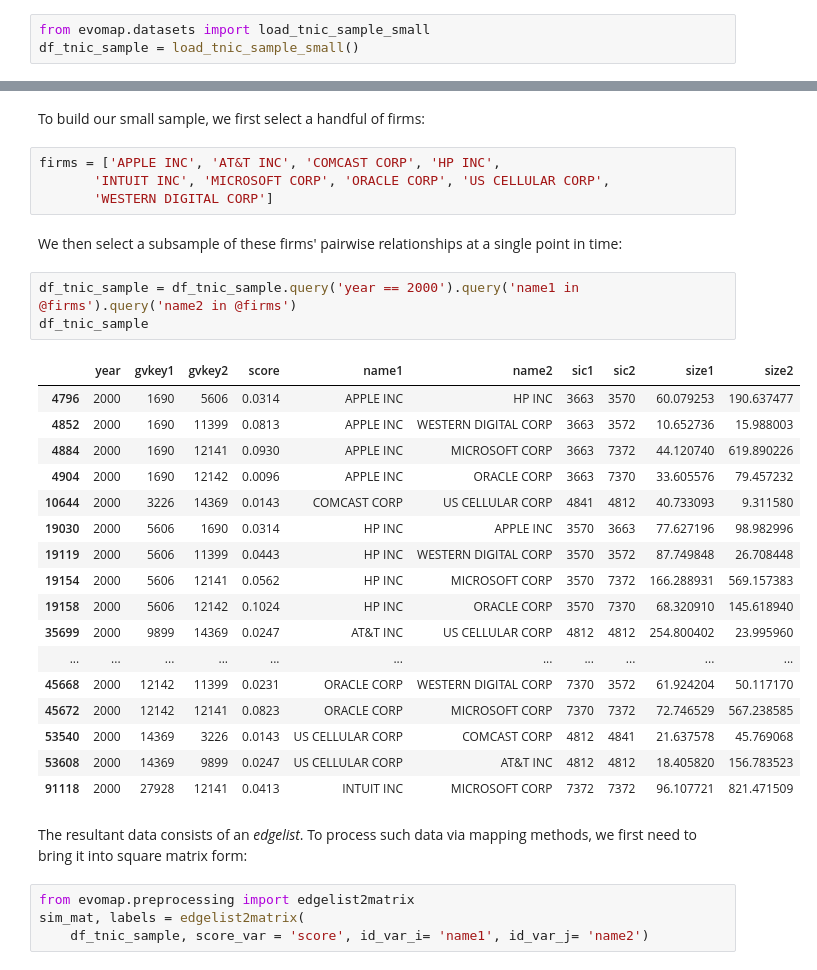
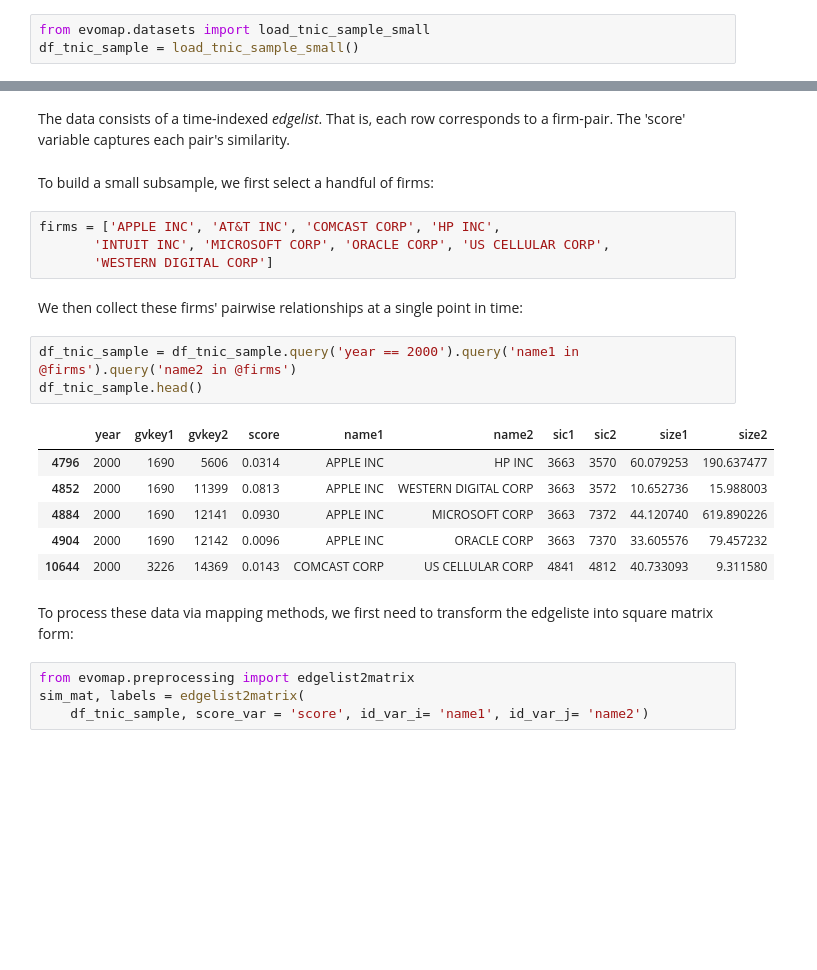
Before and after one commit to mpmatthe/evomap, a Jupyter notebook: docs/quickstart.ipynb, the cells around one changed output, grey strips where cells are left out. Saved outputs shown, nothing was run; the diff lists cells and outputs as text; blank space fills up the shorter version.

```diff
--- a/docs/quickstart.ipynb
+++ b/docs/quickstart.ipynb
@@ -55,34 +46,25 @@ df_tnic_sample
+# %% [markdown]
+The data consists of a time-indexed *edgelist*. That is, each row corresponds to a firm-pair. The 'score' variable captures each pair's similarity.
 # %% [markdown]
-To build our small sample, we first select a handful of firms:
+To build a small subsample, we first select a handful of firms:
 # %%
 firms = ['APPLE INC', 'AT&T INC', 'COMCAST CORP', 'HP INC',
        'INTUIT INC', 'MICROSOFT CORP', 'ORACLE CORP', 'US CELLULAR CORP',
        'WESTERN DIGITAL CORP']
 # %% [markdown]
-We then select a subsample of these firms' pairwise relationships at a single point in time:
+We then collect these firms' pairwise relationships at a single point in time:
 # %%
 df_tnic_sample = df_tnic_sample.query('year == 2000').query('name1 in @firms').query('name2 in @firms')
-df_tnic_sample
+df_tnic_sample.head()
 # %% [output]
 |  | year | gvkey1 | gvkey2 | score | name1 | name2 | sic1 | sic2 | size1 | size2 |
 | 4796 | 2000 | 1690 | 5606 | 0.0314 | APPLE INC | HP INC | 3663 | 3570 | 60.079253 | 190.637477 |
 | 4852 | 2000 | 1690 | 11399 | 0.0813 | APPLE INC | WESTERN DIGITAL CORP | 3663 | 3572 | 10.652736 | 15.988003 |
 | 4884 | 2000 | 1690 | 12141 | 0.0930 | APPLE INC | MICROSOFT CORP | 3663 | 7372 | 44.120740 | 619.890226 |
 | 4904 | 2000 | 1690 | 12142 | 0.0096 | APPLE INC | ORACLE CORP | 3663 | 7370 | 33.605576 | 79.457232 |
 | 10644 | 2000 | 3226 | 14369 | 0.0143 | COMCAST CORP | US CELLULAR CORP | 4841 | 4812 | 40.733093 | 9.311580 |
-| 19030 | 2000 | 5606 | 1690 | 0.0314 | HP INC | APPLE INC | 3570 | 3663 | 77.627196 | 98.982996 |
-| 19119 | 2000 | 5606 | 11399 | 0.0443 | HP INC | WESTERN DIGITAL CORP | 3570 | 3572 | 87.749848 | 26.708448 |
-| 19154 | 2000 | 5606 | 12141 | 0.0562 | HP INC | MICROSOFT CORP | 3570 | 7372 | 166.288931 | 569.157383 |
-| 19158 | 2000 | 5606 | 12142 | 0.1024 | HP INC | ORACLE CORP | 3570 | 7370 | 68.320910 | 145.618940 |
-| 35699 | 2000 | 9899 | 14369 | 0.0247 | AT&T INC | US CELLULAR CORP | 4812 | 4812 | 254.800402 | 23.995960 |
-| ... | ... | ... | ... | ... | ... | ... | ... | ... | ... | ... |
-| 45668 | 2000 | 12142 | 11399 | 0.0231 | ORACLE CORP | WESTERN DIGITAL CORP | 7370 | 3572 | 61.924204 | 50.117170 |
-| 45672 | 2000 | 12142 | 12141 | 0.0823 | ORACLE CORP | MICROSOFT CORP | 7370 | 7372 | 72.746529 | 567.238585 |
-| 53540 | 2000 | 14369 | 3226 | 0.0143 | US CELLULAR CORP | COMCAST CORP | 4812 | 4841 | 21.637578 | 45.769068 |
-| 53608 | 2000 | 14369 | 9899 | 0.0247 | US CELLULAR CORP | AT&T INC | 4812 | 4812 | 18.405820 | 156.783523 |
-| 91118 | 2000 | 27928 | 12141 | 0.0413 | INTUIT INC | MICROSOFT CORP | 7372 | 7372 | 96.107721 | 821.471509 |
 # %% [markdown]
-The resultant data consists of an *edgelist*. To process such data via mapping methods, we first need to bring it into square matrix form:
+To process these data via mapping methods, we first need to transform the edgeliste into square matrix form:
 # %%
 from evomap.preprocessing import edgelist2matrix
 sim_mat, labels = edgelist2matrix(
```
Also changed, not shown: parts of 9 cells of this notebook.
